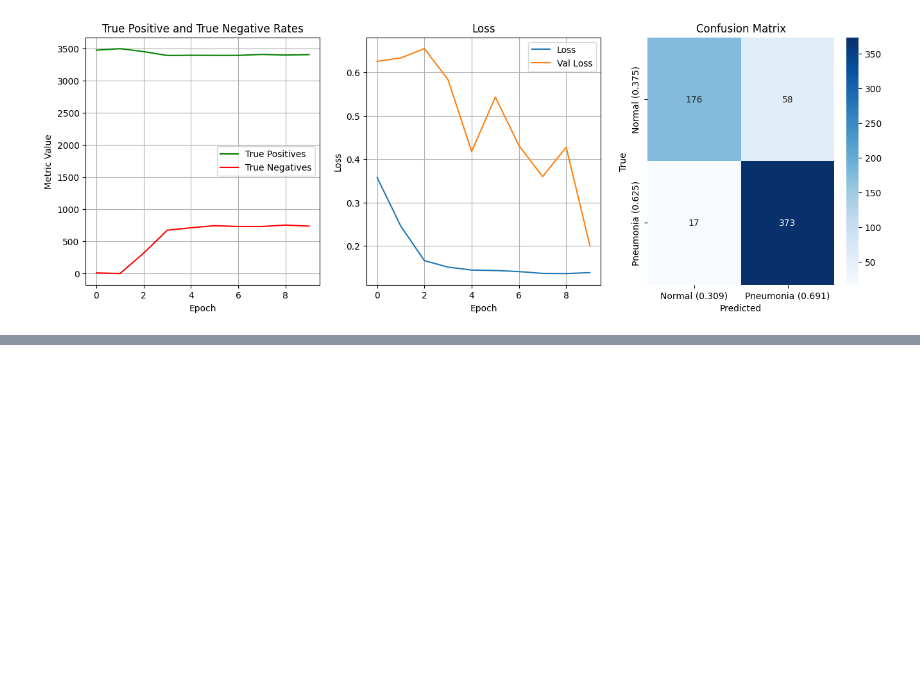
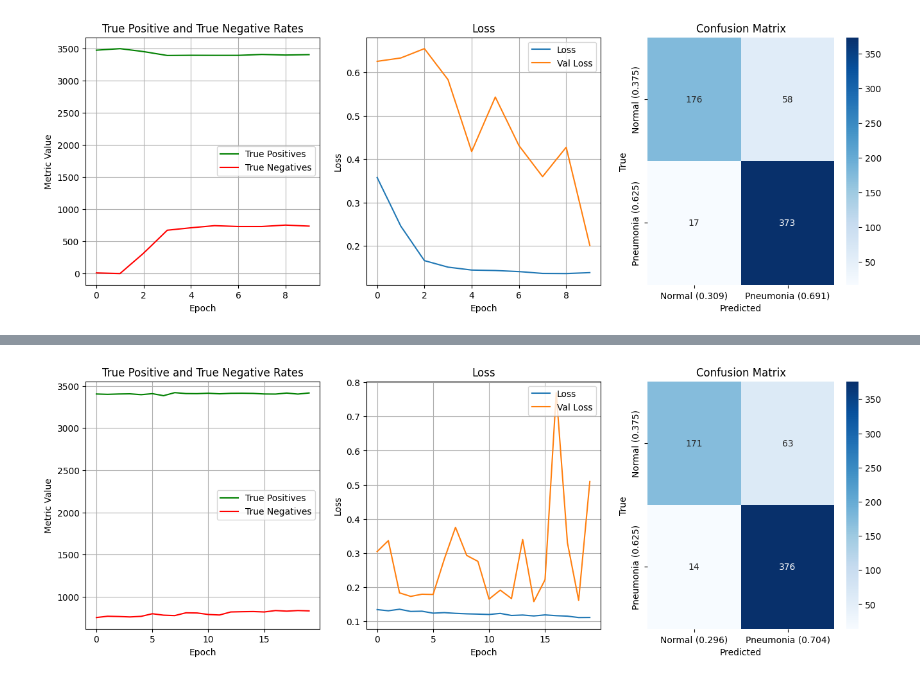
Before and after one commit to samlowe106/ConvolutedComputerVision, a Jupyter notebook: projects/pneumonia_mnist/notebook.ipynb, the cells around one changed output, grey strips where cells are left out. Saved outputs shown, nothing was run; the diff lists cells and outputs as text; code cells hidden in the pictures; blank space fills up the shorter version.

Commit message:
Added best model performance at the bottom

```diff
--- a/projects/pneumonia_mnist/notebook.ipynb
+++ b/projects/pneumonia_mnist/notebook.ipynb
@@ -401,0 +410,4 @@ Epoch 20/20
+# %%
+best_model = tf.keras.models.load_model('best_model.keras')
+summary_graphics(history, best_model)
+# %% [output]
@@ -402,3 +415,4 @@ Epoch 20/20
+[figure, added]
 # %%
 notebook_end_time = datetime.datetime.now()
 print(f"Notebook last run (end-to-end): {notebook_end_time} (duration: {notebook_end_time - notebook_start_time})")
```
Also changed, not shown: parts of 10 cells of this notebook.
